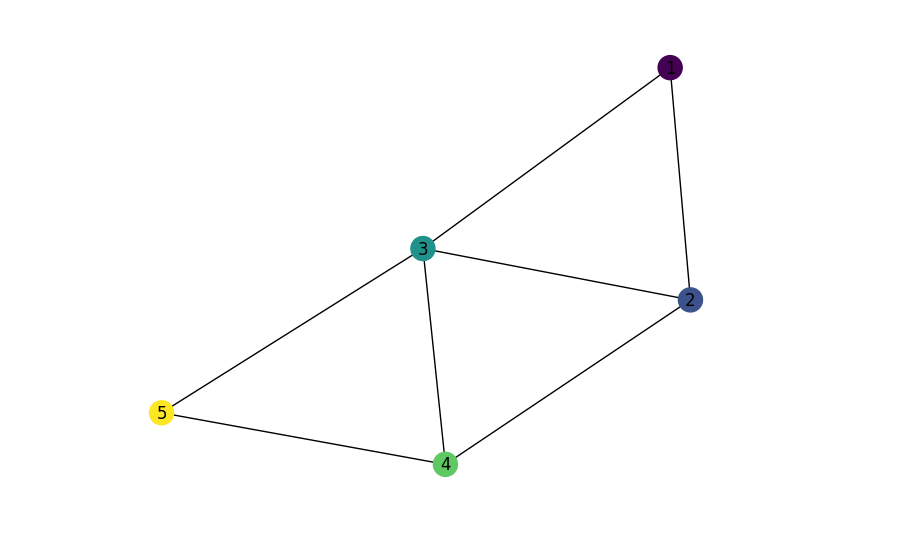
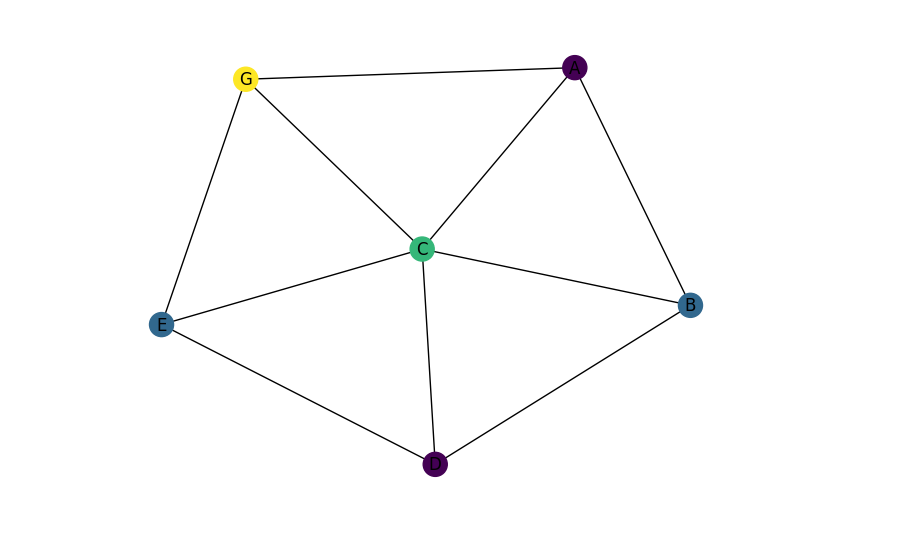
Before and after one commit to oshea00/notebooks, a Jupyter notebook: networkxsamp.ipynb, the cells around one changed output. Drawn from its saved outputs; the diff is of its cells as text; code cells hidden in the pictures.

```diff
--- a/networkxsamp.ipynb
+++ b/networkxsamp.ipynb
@@ -1,23 +1,48 @@
 # %%
 import networkx as nx
 import matplotlib.pyplot as plt
-
-# Create a graph
-G = nx.Graph()
-G.add_nodes_from([1, 2, 3, 4, 5])
-G.add_edges_from([(1, 2), (1, 3), (2, 3), (2, 4), (3, 4), (3, 5), (4, 5)])
-
-# Color the graph using a greedy algorithm
-colors = []
-for node in G.nodes():
-    if node not in colors:
-        colors.append(node)
-        for neighbor in nx.neighbors(G, node):
-            if neighbor not in colors:
-                colors.append(neighbor)
-
-# Visualize the colored graph
-nx.draw(G, with_labels=True, node_color=colors)
-plt.show()
-# %% [output]
-[figure, removed]
+# %%
+def greedy_coloring(graph, num_colors=4):
+  """
+  This function uses a greedy algorithm to color a graph with the given number of colors, ensuring that no two neighboring nodes have the same color.
+
+  Parameters:
+    graph: A networkx graph.
+    num_colors: The number of colors to use.
+
+  Returns:
+    A dictionary representing the coloring of the graph. The keys are the nodes and the values
+    are the colors.
+  """
+
+  # Initialize the coloring.
+  coloring = {}
+  for node in graph.nodes():
+    coloring[node] = None
+
+  # Iterate over the nodes in the graph.
+  for node in graph.nodes():
+    # If the node has not been colored yet, color it with the first available color.
+    if coloring[node] is None:
+      available_colors = set(range(num_colors))
+      for adjacent_node in graph.neighbors(node):
+        if coloring[adjacent_node] is not None:
+          available_colors.remove(coloring[adjacent_node])
+      coloring[node] = min(available_colors)
+
+  # Return the coloring.
+  return coloring
+
+
+# Create a graph.
+graph = nx.Graph()
+graph.add_edges_from([("A", "B"), ("A", "C"), ("B", "C"), ("B", "D"), ("C", "D"), ("C", "E"), ("D", "E"), ("E","G"),("G","C"),("G","A")])
+
+# Color the graph.
+coloring = greedy_coloring(graph, num_colors=4)
+
+# Plot the graph.
+nx.draw(graph, node_color=[coloring[node] for node in graph.nodes()], with_labels=True)
+plt.show()
+# %% [output]
+[figure, added]
```
